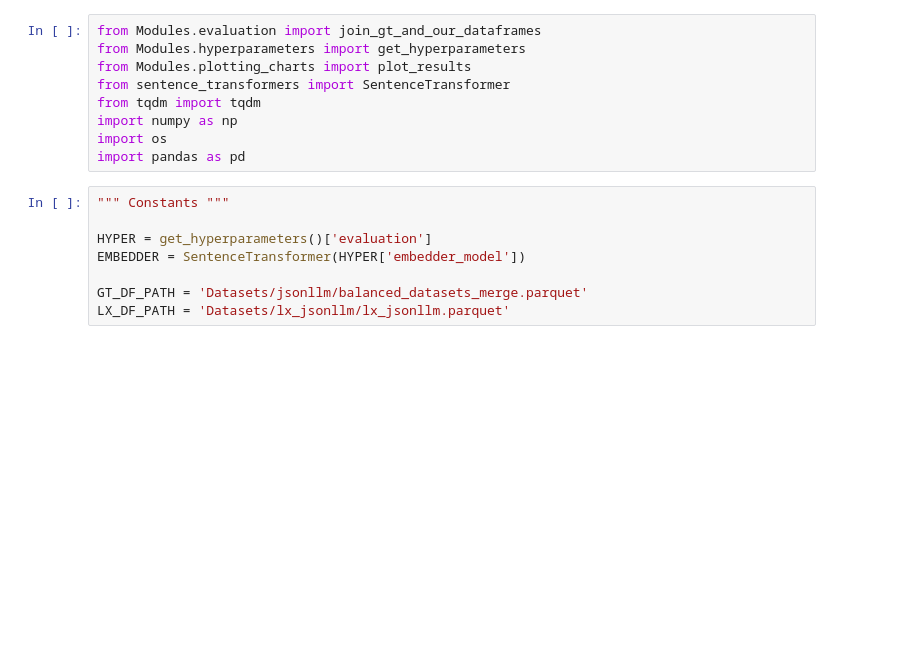
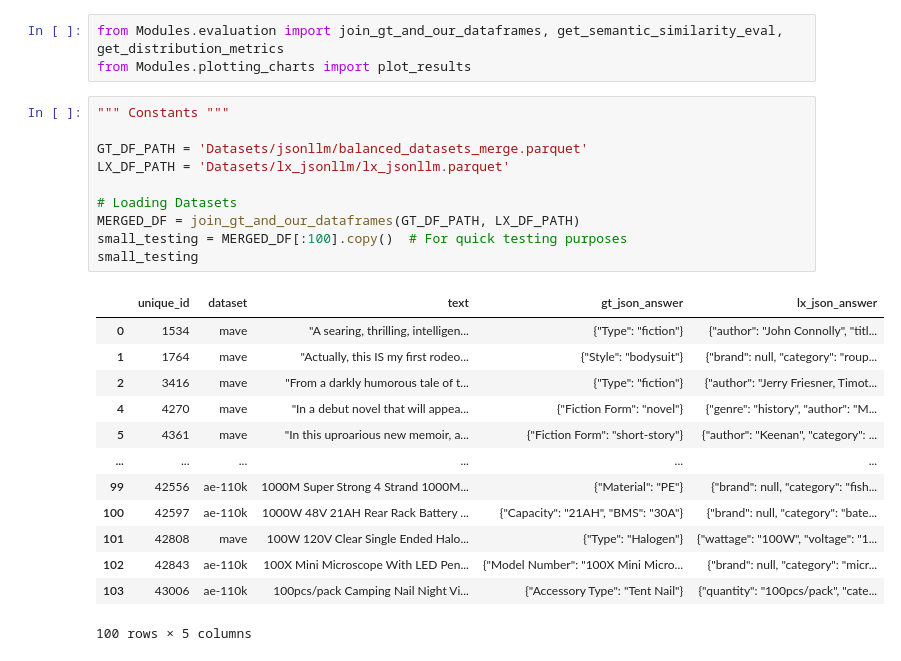
Before and after one commit to jvfd3/JSONLLM, a Jupyter notebook: Files/Code/jsonllm.ipynb, the cells around one changed output. Saved outputs shown, nothing was run; the diff lists cells and outputs as text; blank space fills up the shorter version.

```diff
--- a/Files/Code/jsonllm.ipynb
+++ b/Files/Code/jsonllm.ipynb
@@ -1,17 +1,27 @@
 # %%
-from Modules.evaluation import join_gt_and_our_dataframes
-from Modules.hyperparameters import get_hyperparameters
+from Modules.evaluation import join_gt_and_our_dataframes, get_semantic_similarity_eval, get_distribution_metrics
 from Modules.plotting_charts import plot_results
-from sentence_transformers import SentenceTransformer
-from tqdm import tqdm
-import numpy as np
-import os
-import pandas as pd
 # %%
 """ Constants """
 
-HYPER = get_hyperparameters()['evaluation']
-EMBEDDER = SentenceTransformer(HYPER['embedder_model'])
-
 GT_DF_PATH = 'Datasets/jsonllm/balanced_datasets_merge.parquet'
 LX_DF_PATH = 'Datasets/lx_jsonllm/lx_jsonllm.parquet'
+
+# Loading Datasets
+MERGED_DF = join_gt_and_our_dataframes(GT_DF_PATH, LX_DF_PATH)
+small_testing = MERGED_DF[:100].copy()  # For quick testing purposes
+small_testing
+# %% [output]
+|  | unique_id | dataset | text | gt_json_answer | lx_json_answer |
+| 0 | 1534 | mave | "A searing, thrilling, intelligen... | {"Type": "fiction"} | {"author": "John Connolly", "titl... |
+| 1 | 1764 | mave | "Actually, this IS my first rodeo... | {"Style": "bodysuit"} | {"brand": null, "category": "roup... |
+| 2 | 3416 | mave | "From a darkly humorous tale of t... | {"Type": "fiction"} | {"author": "Jerry Friesner, Timot... |
+| 4 | 4270 | mave | "In a debut novel that will appea... | {"Fiction Form": "novel"} | {"genre": "history", "author": "M... |
+| 5 | 4361 | mave | "In this uproarious new memoir, a... | {"Fiction Form": "short-story"} | {"author": "Keenan", "category": ... |
+| ... | ... | ... | ... | ... | ... |
+| 99 | 42556 | ae-110k | 1000M Super Strong 4 Strand 1000M... | {"Material": "PE"} | {"brand": null, "category": "fish... |
+| 100 | 42597 | ae-110k | 1000W 48V 21AH Rear Rack Battery ... | {"Capacity": "21AH", "BMS": "30A"} | {"brand": null, "category": "bate... |
+| 101 | 42808 | mave | 100W 120V Clear Single Ended Halo... | {"Type": "Halogen"} | {"wattage": "100W", "voltage": "1... |
+| 102 | 42843 | ae-110k | 100X Mini Microscope With LED Pen... | {"Model Number": "100X Mini Micro... | {"brand": null, "category": "micr... |
+| 103 | 43006 | ae-110k | 100pcs/pack Camping Nail Night Vi... | {"Accessory Type": "Tent Nail"} | {"quantity": "100pcs/pack", "cate... |
+100 rows × 5 columns
```
Also changed, not shown: parts of 6 cells of this notebook, 4 other files.
